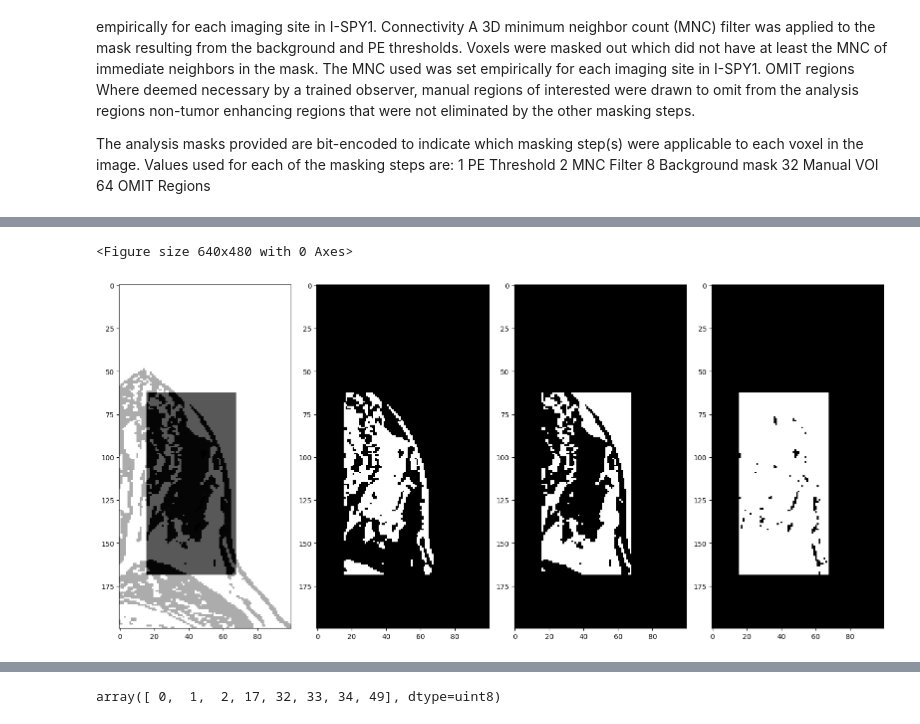
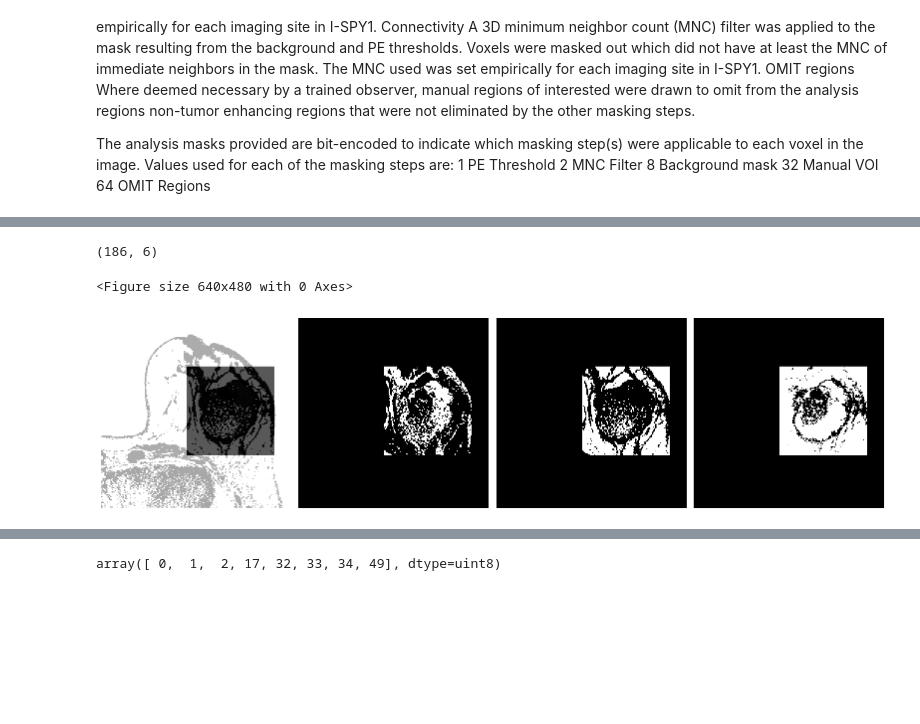
Before and after one commit to bubbysolway/BreastDCEDL, a Jupyter notebook: ISPY2/explore_spy2_dicom.ipynb, the cells around one changed output, grey strips where cells are left out. Saved outputs shown, nothing was run; the diff lists cells and outputs as text; code cells hidden in the pictures; blank space fills up the shorter version.

````diff
--- a/ISPY2/explore_spy2_dicom.ipynb
+++ b/ISPY2/explore_spy2_dicom.ipynb
@@ -373,7 +390,7 @@ Dataset.file_meta -------------------------------
  (0018,0088) Spacing Between Slices              DS: '1'
 ```
 # %%
-p='ISPY2-627981'
+
 tmp=df_meta[df_meta['Subject ID']==p]
 tmp[tmp['Series Description']=='ISPY2 VOLSER uni-lateral cropped original DCE']
 # %% [output]
@@ -720,7 +661,7 @@ pdph = 'ISPY2-550421'
 # %% [markdown]
 ### Read Analysis mask of MRI for ACRIN-6698-378885
 # %%
-tmp=df_meta[df_meta['Subject ID']==pds]
+tmp=df_meta[df_meta['Subject ID']==p]
 tmp[tmp['Series Description'].str.contains('Analysis Mask')]
 # %% [output]
 |  | Series UID | Collection | 3rd Party Analysis | Data Description URI | Subject ID | Study UID | ... |
@@ -766,0 +674,17 @@ ls: cannot access 'sample_data': No such file or directory
+# %%
+import os
+import pydicom
+from pathlib import Path
+
+# Normalize fname and build full directory path
+clean_fname = str(fname).replace("\\", "/")
+dicom_dir = Path(dcm_path) / Path(clean_fname)
+
+# Get the first file in the directory
+first_file = sorted(os.listdir(dicom_dir))[0]  # sorted ensures consistent order
+
+# Build full path to the DICOM file
+dicom_path = dicom_dir / first_file
+
+# Read the DICOM file
+mask_dcm = pydicom.dcmread(dicom_path)
@@ -1328,3 +1043,0 @@ base_path
-# %%
-mask_dcm=pydicom.dcmread(os.path.join(join_path(base_path, fname),'1-1.dcm'))
-mask_dcm
@@ -1455,12 +1116,17 @@ show_n_images([mask_dcm.pixel_array[i] for i in idx],cmap='jet')
+# %%
+im=mask_dcm.pixel_array[80][70:270,250:350].copy()
+im.shape
+# %% [output]
+(186, 6)
 # %%
-im=mask_dcm.pixel_array[80][70:270,250:350].copy()
+im=mask_dcm.pixel_array[80].copy()
 im1 = np.where(im==1,1,0)
 im2 = np.where(im==17,1,0)
 im3 = np.where((im==17 )| (im==1),1,0)
-show_n_images([mask_dcm.pixel_array[80][70:270,250:350],im1,im2,im3])
+show_n_images([mask_dcm.pixel_array[80],im1,im2,im3])
 # %% [output]
 <Figure size 640x480 with 0 Axes>
-[figure, old version]
+[figure, new version]
 # %%
 import numpy as np
 import matplotlib.pyplot as plt
````
Also changed, not shown: parts of 98 cells of this notebook.
